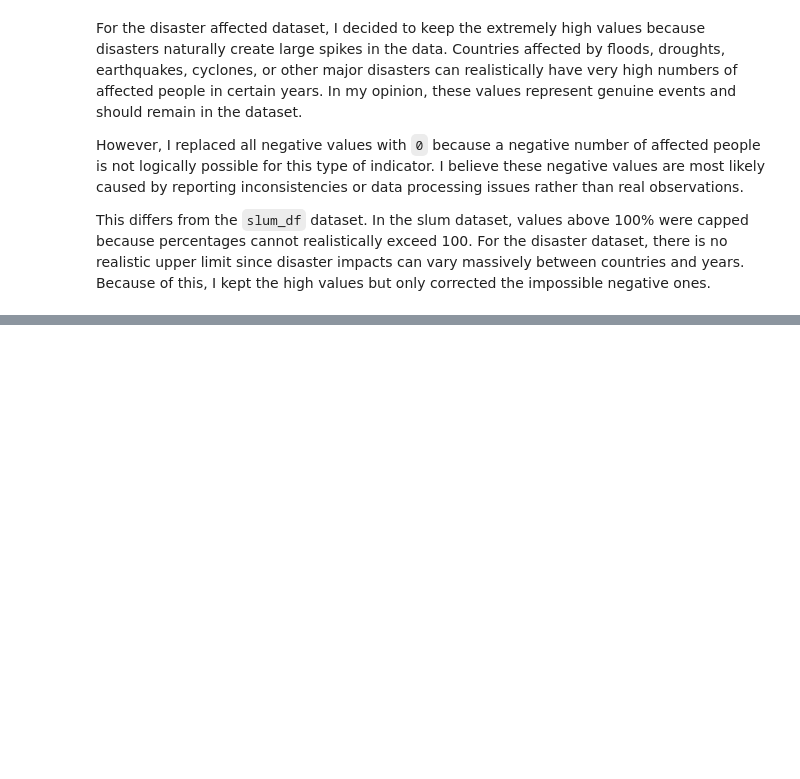
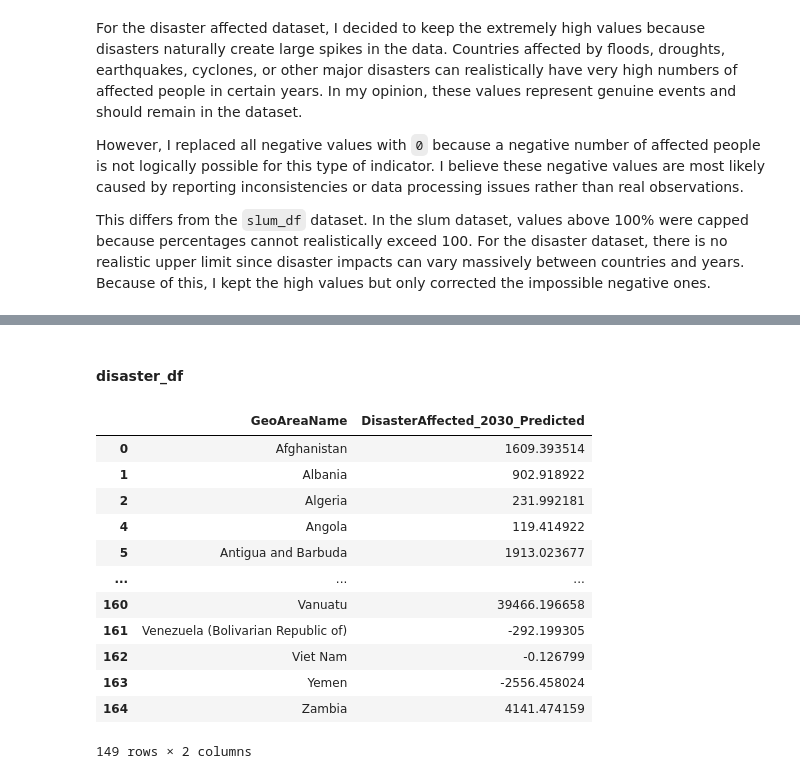
Before and after one commit to frogosorap/SDGReadinessIndex, a Jupyter notebook: Raw_Data/SDG_11_Sustainable_Cities_and_Communities/Cleaning_SDG_11.ipynb, the cells around one changed output, grey strips where cells are left out. Drawn from its saved outputs; the diff is of its cells as text; code cells hidden in the pictures; blank space fills up the shorter version.

```diff
--- a/Raw_Data/SDG_11_Sustainable_Cities_and_Communities/Cleaning_SDG_11.ipynb
+++ b/Raw_Data/SDG_11_Sustainable_Cities_and_Communities/Cleaning_SDG_11.ipynb
@@ -678,0 +747,56 @@ This differs from the `slum_df` dataset. In the slum dataset, values above 100%
+# %% [markdown]
+#### disaster_df
+# %%
+# Select 5-year intervals + latest year
+disaster_forecast_years = ['2005', '2010', '2015', '2020', '2025']
+
+# Temporary forecasting dataframe
+disaster_forecast_df = disaster_df[
+    ['GeoAreaName'] + disaster_forecast_years
+].copy()
+
+# Years for regression
+x_years = np.array([2005, 2010, 2015, 2020, 2025])
+
+# Store predictions
+predictions_2030 = []
+
+for index, row in disaster_forecast_df.iterrows():
+
+    y_values = row[disaster_forecast_years].values.astype(float)
+
+    # Skip countries with missing values
+    if np.isnan(y_values).any():
+        predictions_2030.append(np.nan)
+        continue
+
+    # Linear trend
+    slope, intercept = np.polyfit(x_years, y_values, 1)
+
+    # Predict 2030
+    predicted_2030 = slope * 2030 + intercept
+
+    predictions_2030.append(predicted_2030)
+
+# Create final dataset
+disaster_2030_df = pd.DataFrame({
+    'GeoAreaName': disaster_forecast_df['GeoAreaName'],
+    'DisasterAffected_2030_Predicted': predictions_2030
+})
+
+# Display result
+display(disaster_2030_df)
+# %% [output]
+|  | GeoAreaName | DisasterAffected_2030_Predicted |
+| 0 | Afghanistan | 1609.393514 |
+| 1 | Albania | 902.918922 |
+| 2 | Algeria | 231.992181 |
+| 4 | Angola | 119.414922 |
+| 5 | Antigua and Barbuda | 1913.023677 |
+| ... | ... | ... |
+| 160 | Vanuatu | 39466.196658 |
+| 161 | Venezuela (Bolivarian Republic of) | -292.199305 |
+| 162 | Viet Nam | -0.126799 |
+| 163 | Yemen | -2556.458024 |
+| 164 | Zambia | 4141.474159 |
+149 rows × 2 columns
```
Also changed, not shown: parts of 9 cells of this notebook, 1 other file.
